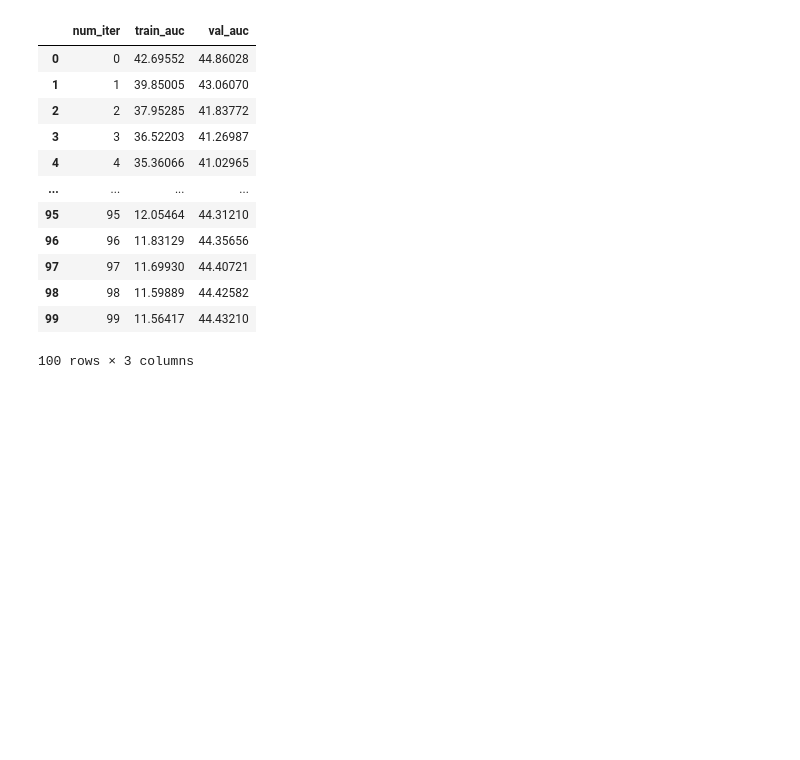
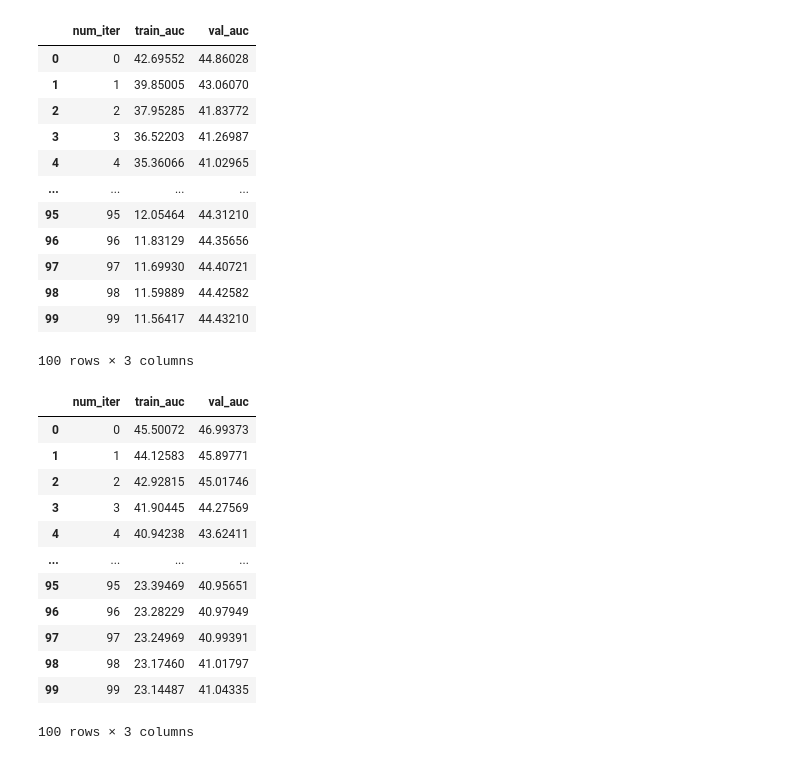
Before and after one commit to DRPproton/ml-zoomcamp_2024, a Jupyter notebook: week-6/hw-week-6.ipynb, the cells around one changed output. Drawn from its saved outputs; the diff is of its cells as text; code cells hidden in the pictures; blank space fills up the shorter version.

```diff
--- a/week-6/hw-week-6.ipynb
+++ b/week-6/hw-week-6.ipynb
@@ -422,0 +440,16 @@ scores['eta=0.3']
+# %%
+scores['eta=0.1']
+# %% [output]
+|  | num_iter | train_auc | val_auc |
+| 0 | 0 | 45.50072 | 46.99373 |
+| 1 | 1 | 44.12583 | 45.89771 |
+| 2 | 2 | 42.92815 | 45.01746 |
+| 3 | 3 | 41.90445 | 44.27569 |
+| 4 | 4 | 40.94238 | 43.62411 |
+| ... | ... | ... | ... |
+| 95 | 95 | 23.39469 | 40.95651 |
+| 96 | 96 | 23.28229 | 40.97949 |
+| 97 | 97 | 23.24969 | 40.99391 |
+| 98 | 98 | 23.17460 | 41.01797 |
+| 99 | 99 | 23.14487 | 41.04335 |
+100 rows × 3 columns
```
Also changed, not shown: parts of 4 cells of this notebook, 5 other files.
